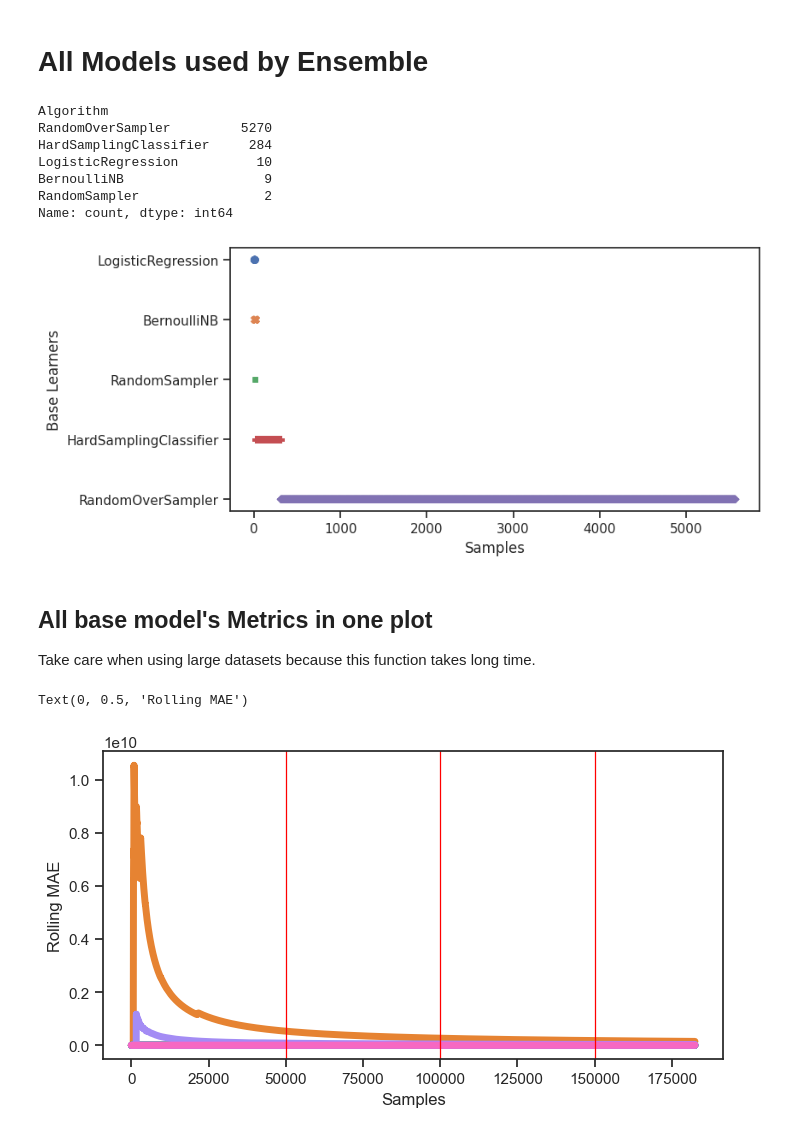
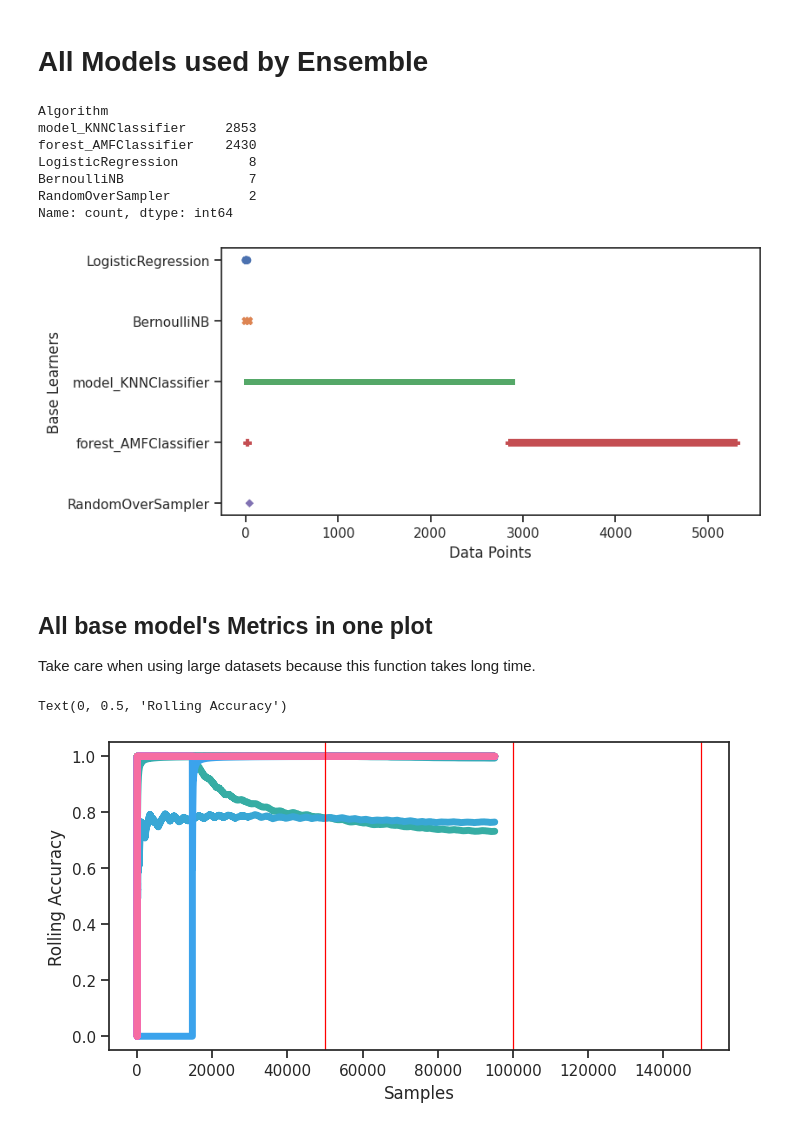
Before and after one commit to ProgrammeurArthur/OnlineEnsembleForBinaryClassifier, a Jupyter notebook: Analytics.ipynb, the cells around one changed output. Drawn from its saved outputs; the diff is of its cells as text; code cells hidden in the pictures.

```diff
--- a/Analytics.ipynb
+++ b/Analytics.ipynb
@@ -54,5 +95,6 @@ for alg in algs:
 
     g.set_xlabel("Data point", fontsize = 19)
     g.set_ylabel("Accuracy", fontsize = 19)
+    plt.rcParams['figure.max_open_warning'] = 50
     plt.title("Metric Accuracy - {}".format(alg), fontsize=20)
 # %% [output]
@@ -68,7 +122,7 @@ from matplotlib.ticker import PercentFormatter
 
 
 ensemble_df = pd.read_csv(
-    'csv_criado_sms/methods_csv_criado_sms/ensemble_best_model_SMSSpam_resultados.csv', sep=',')
+    'Bananas/ensemble_best_model/ensemble_best_model_resultados.csv', sep=',')
 
 plt.figure(figsize=(8, 4))
 sns.set(font_scale=1, style="ticks")
@@ -91,13 +145,13 @@ plt.ylabel('Base Learners')
 print(ensemble_df['Algorithm'].value_counts())
 # %% [output]
 Algorithm
-RandomOverSampler         5270
-HardSamplingClassifier     284
-LogisticRegression          10
-BernoulliNB                  9
-RandomSampler                2
+model_KNNClassifier     2853
+forest_AMFClassifier    2430
+LogisticRegression         8
+BernoulliNB                7
+RandomOverSampler          2
 Name: count, dtype: int64
-[figure, old version]
+[figure, new version]
 # %% [markdown]
 ## All base model's Metrics in one plot
 Take care when using large datasets because this function takes long time.
@@ -154,34 +208,34 @@ plt.figure(figsize=(8, 4))
 #     hue="Algorithm",
 #     markers=True,
 #     dashes=False,
 #     estimator=None,
 #     lw=0.2,
 #     legend=True,
 # )
 
 graph = sns.lineplot(
     data=all_logs,
     x="Round",
-    y='MAE',
+    y='Accuracy',
     hue="Algorithm",
     markers=True,
     dashes=True,
     estimator=None,
     lw=5,
     legend=False,
 )
 
 
 
 graph.axvline(50000, color='red', linewidth=0.9)
 graph.axvline(100000, color='red', linewidth=0.9)
 graph.axvline(150000, color='red', linewidth=0.9)
 
 plt.xlabel('Samples')
-plt.ylabel('Rolling MAE')
+plt.ylabel('Rolling Accuracy')
 # plt.legend(loc='upper left', labels=[
         #    'LogR MAE', 'KNN-R Rolling MAE', 'HAT-T Rolling MAE', 'HT-R Rolling MAE', 'LogR Rolling MAE'])
 # sns.despine(offset=-100, trim=False)
 # %% [output]
-Text(0, 0.5, 'Rolling MAE')
+Text(0, 0.5, 'Rolling Accuracy')
-[figure, old version]
+[figure, new version]
```
Also changed, not shown: parts of 6 cells of this notebook.
